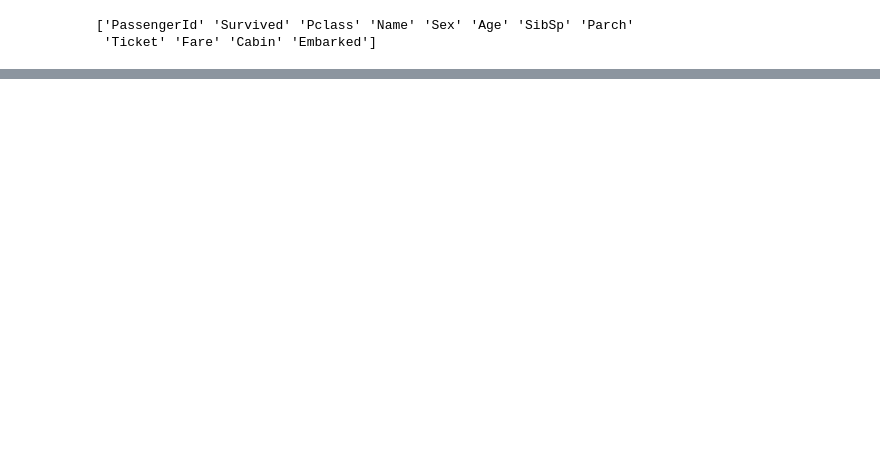
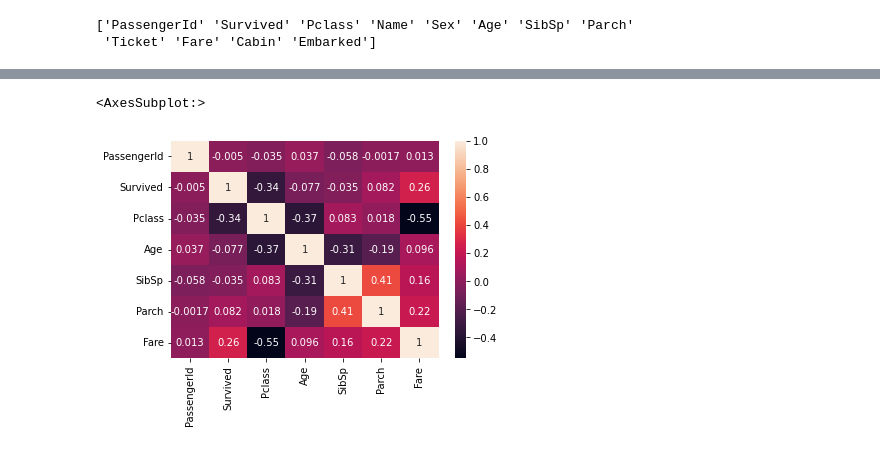
Before and after one commit to agusproci/Titanic, a Jupyter notebook: Titanic.ipynb, the cells around one changed output, grey strips where cells are left out. Drawn from its saved outputs; the diff is of its cells as text; code cells hidden in the pictures; blank space fills up the shorter version.

```diff
--- a/Titanic.ipynb
+++ b/Titanic.ipynb
@@ -32,0 +77,5 @@ print(train_df.columns.values)
+# %%
+sns.heatmap(train_df.corr(), annot=True)
+# %% [output]
+<AxesSubplot:>
+[figure, added]
```
Also changed, not shown: parts of 81 cells of this notebook.
